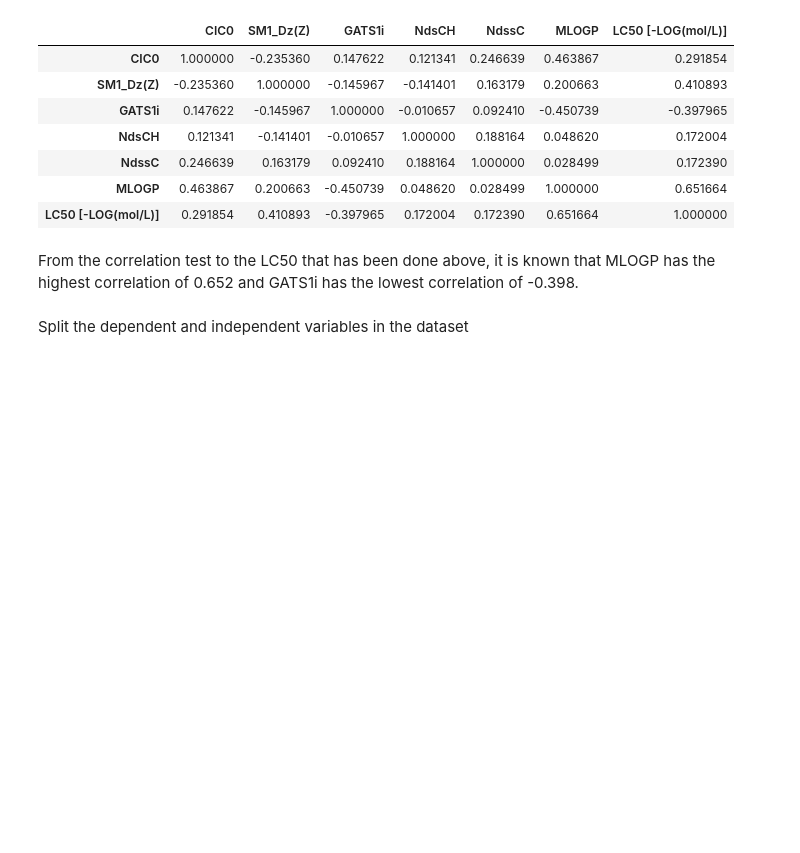
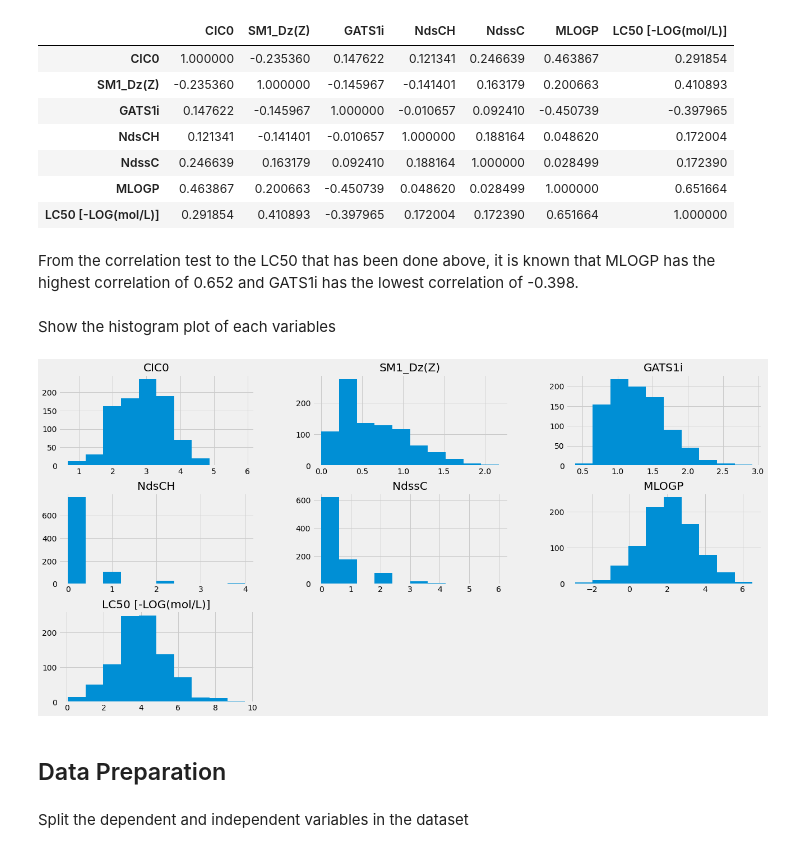
Before and after one commit to trizkynoviandy/qsar-fish-toxicity, a Jupyter notebook: qsar_fish_toxicity.ipynb, the cells around one changed output. Cells and saved outputs as stored; diff of their text form; code cells hidden in the pictures; blank space fills up the shorter version.

```diff
--- a/qsar_fish_toxicity.ipynb
+++ b/qsar_fish_toxicity.ipynb
@@ -78,5 +101,13 @@ dataset.corr(method='pearson')
 | LC50 [-LOG(mol/L)] | 0.291854 | 0.410893 | -0.397965 | 0.172004 | 0.172390 | 0.651664 | 1.000000 |
 # %% [markdown]
 From the correlation test to the LC50 that has been done above, it is known that MLOGP has the highest correlation of 0.652 and GATS1i has the lowest correlation of -0.398.
+# %% [markdown]
+Show the histogram plot of each variables
+# %%
+dataset.hist(figsize=(20, 10));
+# %% [output]
+[figure, added]
+# %% [markdown]
+## Data Preparation
 # %% [markdown]
 Split the dependent and independent variables in the dataset
```
Also changed, not shown: parts of 25 cells of this notebook.
